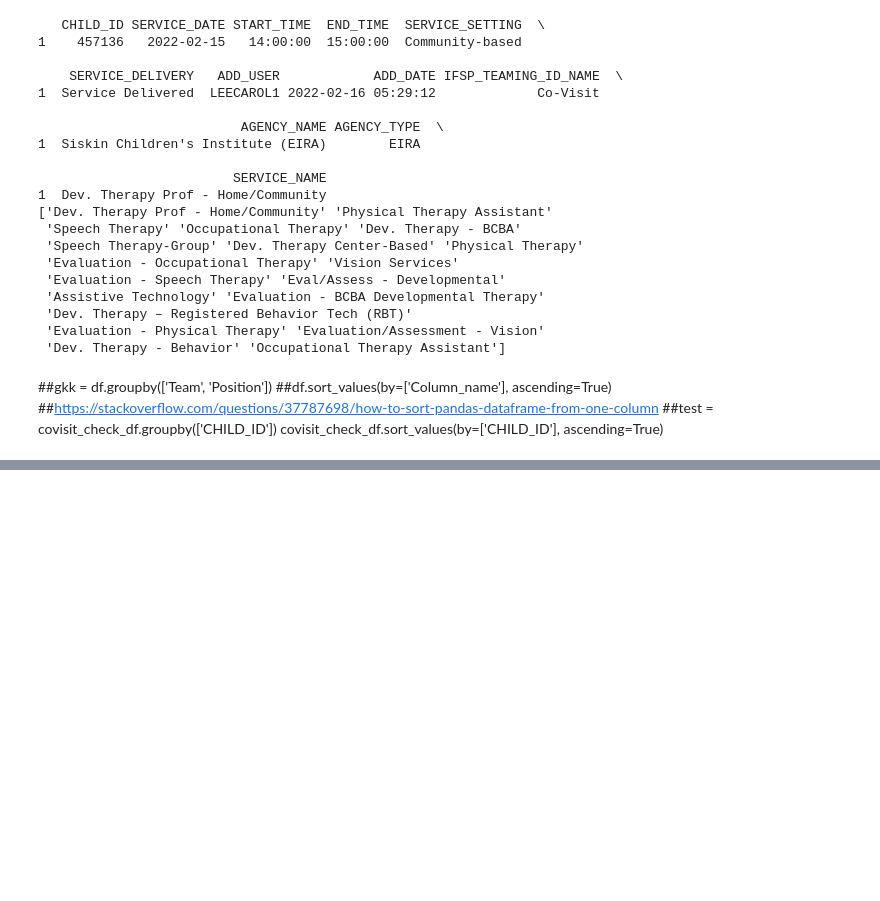
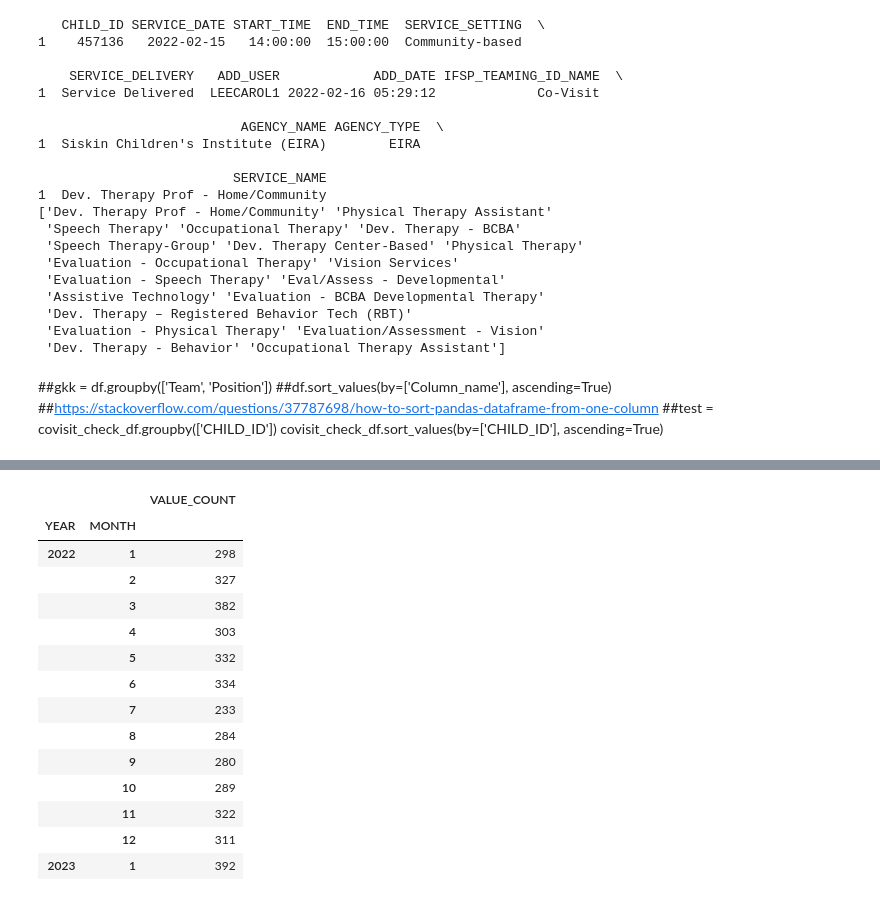
Before and after one commit to NSS-Data-Analytics-Cohort-8/teis_da8_1-sockswithsandals, a Jupyter notebook: notebooks/larry_teis.ipynb, the cells around one changed output, grey strips where cells are left out. Drawn from its saved outputs; the diff is of its cells as text; code cells hidden in the pictures; blank space fills up the shorter version.

```diff
--- a/notebooks/larry_teis.ipynb
+++ b/notebooks/larry_teis.ipynb
@@ -626,0 +691,22 @@ Name: VISIT_DIFF, dtype: timedelta64[ns]
+# %%
+##group by for chart
+
+##group by year / month | https://stackoverflow.com/questions/26646191/pandas-groupby-month-and-year
+service_date_groupby_df = service_date_plot_df.groupby([(service_date_plot_df.YEAR), (service_date_plot_df.MONTH)]).sum()
+service_date_groupby_df
+# %% [output]
+|  |  | VALUE_COUNT |
+| YEAR | MONTH |  |
+| 2022 | 1 | 298 |
+|  | 2 | 327 |
+|  | 3 | 382 |
+|  | 4 | 303 |
+|  | 5 | 332 |
+|  | 6 | 334 |
+|  | 7 | 233 |
+|  | 8 | 284 |
+|  | 9 | 280 |
+|  | 10 | 289 |
+|  | 11 | 322 |
+|  | 12 | 311 |
+| 2023 | 1 | 392 |
```
Also changed, not shown: parts of 33 cells of this notebook.
